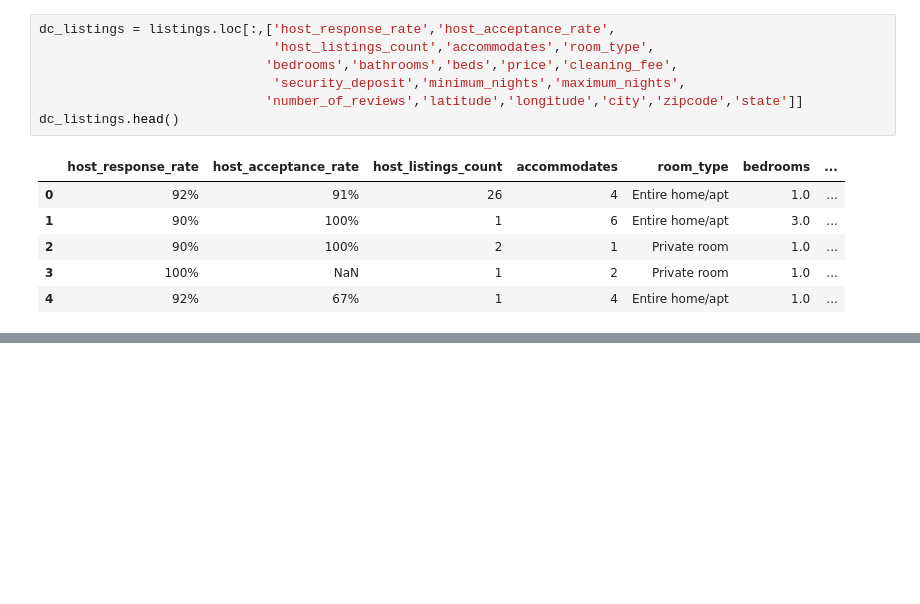
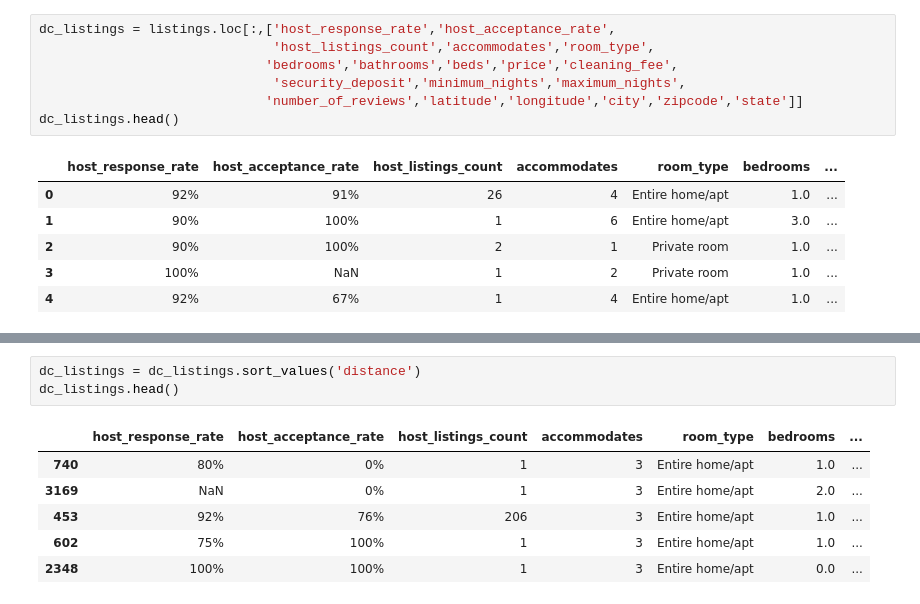
Before and after one commit to enestatli/Machine-Learning-Works, a Jupyter notebook: 002 - Predicting Airbnb Rental Prices/k-nearest neighbors model.ipynb, the cells around one changed output, grey strips where cells are left out. Drawn from its saved outputs; the diff is of its cells as text; blank space fills up the shorter version.

```diff
--- a/002 - Predicting Airbnb Rental Prices/k-nearest neighbors model.ipynb
+++ b/002 - Predicting Airbnb Rental Prices/k-nearest neighbors model.ipynb
@@ -29,0 +104,10 @@ dc_listings.head()
+# %%
+dc_listings = dc_listings.sort_values('distance')
+dc_listings.head()
+# %% [output]
+|  | host_response_rate | host_acceptance_rate | host_listings_count | accommodates | room_type | bedrooms | ... |
+| 740 | 80% | 0% | 1 | 3 | Entire home/apt | 1.0 | ... |
+| 3169 | NaN | 0% | 1 | 3 | Entire home/apt | 2.0 | ... |
+| 453 | 92% | 76% | 206 | 3 | Entire home/apt | 1.0 | ... |
+| 602 | 75% | 100% | 1 | 3 | Entire home/apt | 1.0 | ... |
+| 2348 | 100% | 100% | 1 | 3 | Entire home/apt | 0.0 | ... |
```
Also changed, not shown: parts of 14 cells of this notebook.
